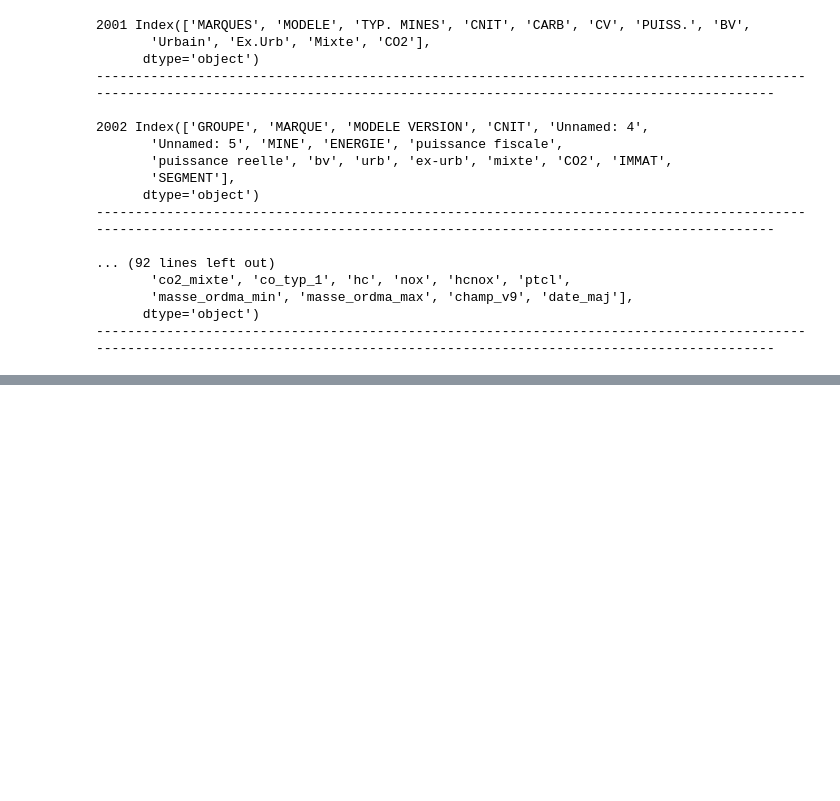
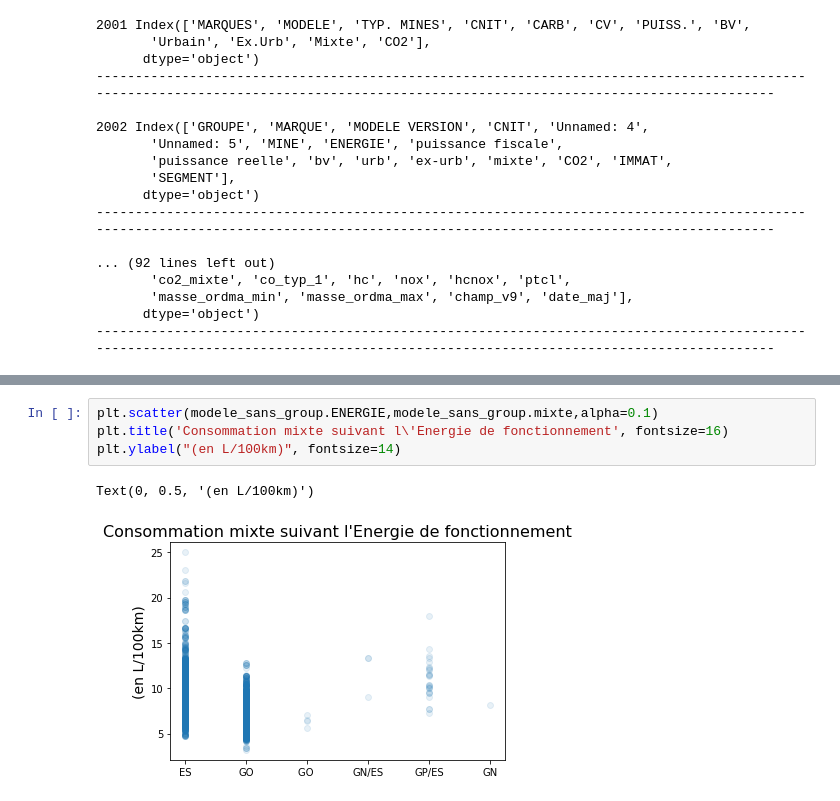
Before and after one commit to DamsRock/carlab-2001-2015, a Jupyter notebook: codecarlab.ipynb, the cells around one changed output, grey strips where cells are left out. Cells and saved outputs as stored; diff of their text form; blank space fills up the shorter version.

```diff
--- a/codecarlab.ipynb
+++ b/codecarlab.ipynb
@@ -171,0 +364,7 @@ max      25.000000   570.000000
+# %%
+plt.scatter(modele_sans_group.ENERGIE,modele_sans_group.mixte,alpha=0.1)
+plt.title('Consommation mixte suivant l\'Energie de fonctionnement', fontsize=16)
+plt.ylabel("(en L/100km)", fontsize=14)
+# %% [output]
+Text(0, 0.5, '(en L/100km)')
+[figure, added]
```
Also changed, not shown: parts of 21 cells of this notebook, 1 other file.
